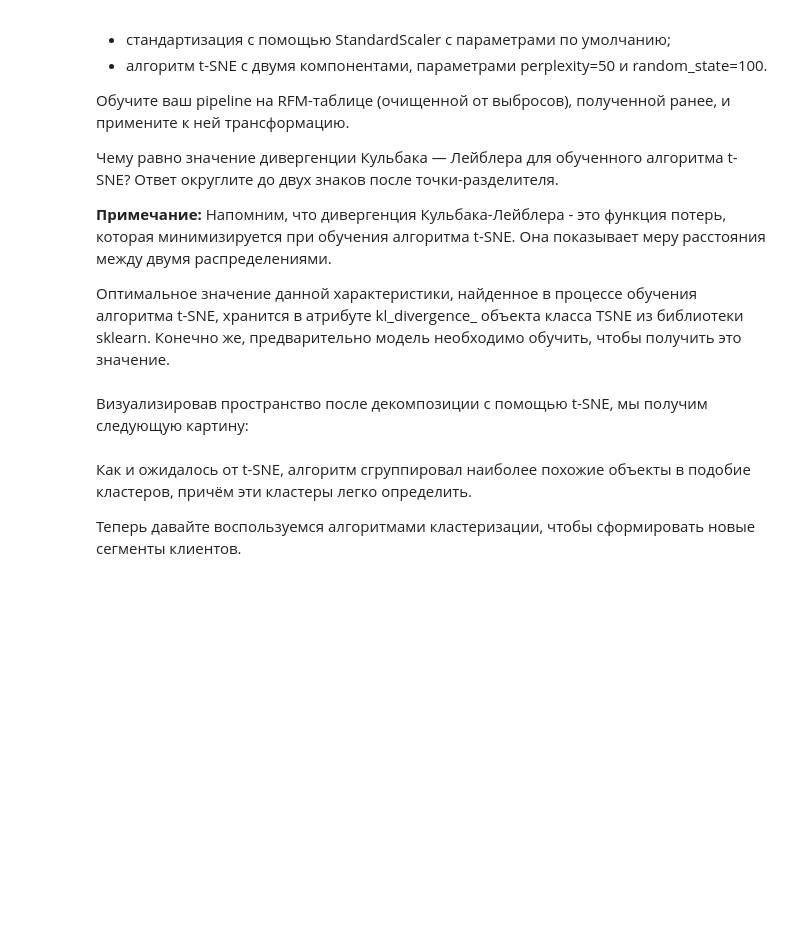
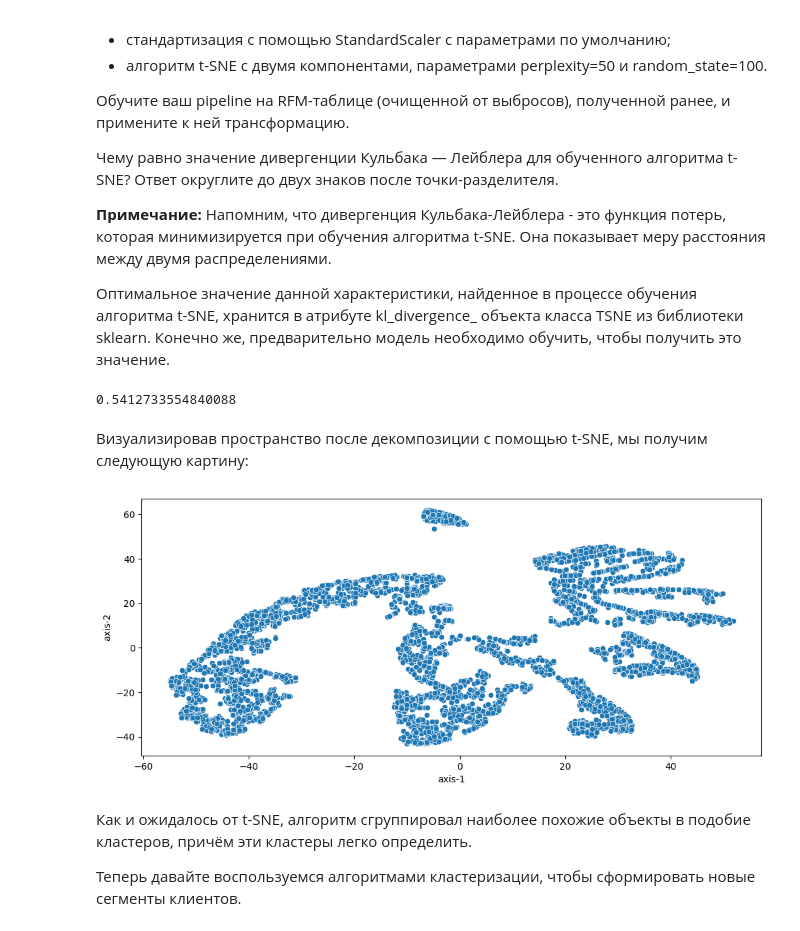
Before and after one commit to Ar1sha/sf, a Jupyter notebook: project_6/Project-6.Сегментирование клиентов онлайн-магазина подарков.ipynb, the cells around one changed output. Drawn from its saved outputs; the diff is of its cells as text; code cells hidden in the pictures; blank space fills up the shorter version.

```diff
--- a/project_6/Project-6.Сегментирование клиентов онлайн-магазина подарков.ipynb
+++ b/project_6/Project-6.Сегментирование клиентов онлайн-магазина подарков.ipynb
@@ -1011,11 +1011,25 @@ plot_cluster_profile(rfm_table_cleaned,3)
 Напомним, что дивергенция Кульбака-Лейблера - это функция потерь, которая минимизируется при обучения алгоритма t-SNE. Она показывает меру расстояния между двумя распределениями.
 
 Оптимальное значение данной характеристики, найденное в процессе обучения алгоритма t-SNE, хранится в атрибуте kl_divergence_ объекта класса TSNE из библиотеки sklearn. Конечно же, предварительно модель необходимо обучить, чтобы получить это значение.
+# %%
+rfm_table_cleaned_ = rfm_table_cleaned[['Recency','Frequency','Monetary_Value']]
+tsne = manifold.TSNE(random_state=100, perplexity=50)
+pipe = pipeline.make_pipeline(scaler, tsne)
+
+rfm_table_processed_ = pipe.fit_transform(rfm_table_cleaned_)
+
+tsne.kl_divergence_
+# %% [output]
+0.5412733554840088
 # %% [markdown]
 Визуализировав пространство после декомпозиции с помощью t-SNE, мы получим следующую картину:
+# %%
+rfm_table_processed_ = pd.DataFrame(rfm_table_processed_, columns=['axis-1', 'axis-2'])
 # %%
 fig = plt.figure(figsize=(12, 5))
-sns.scatterplot(data=rfm_table_processed, x='axis-1', y='axis-2');
+sns.scatterplot(data=rfm_table_processed_, x='axis-1', y='axis-2');
+# %% [output]
+[figure, added]
 # %% [markdown]
 Как и ожидалось от t-SNE, алгоритм сгруппировал наиболее похожие объекты в подобие кластеров, причём эти кластеры легко определить.
 
```
Also changed, not shown: parts of 11 cells of this notebook.
